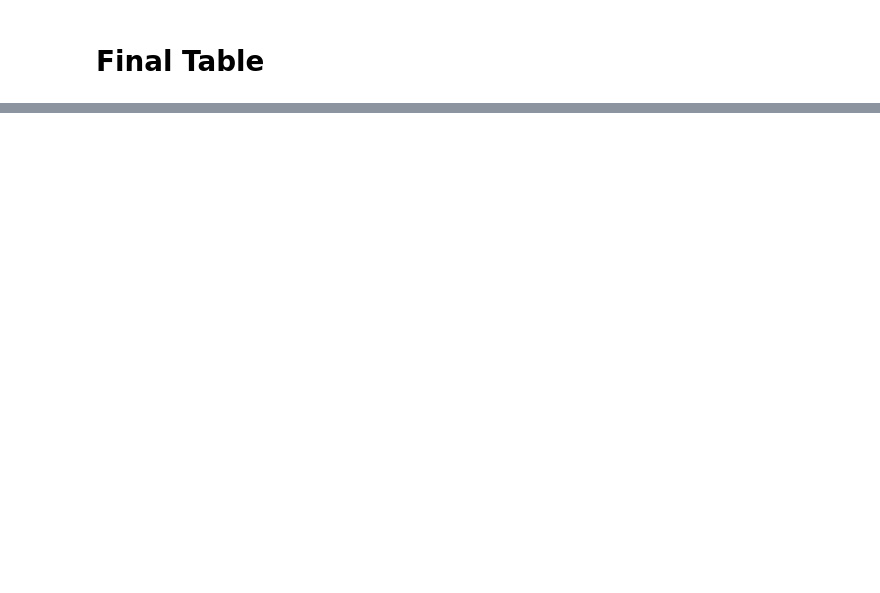
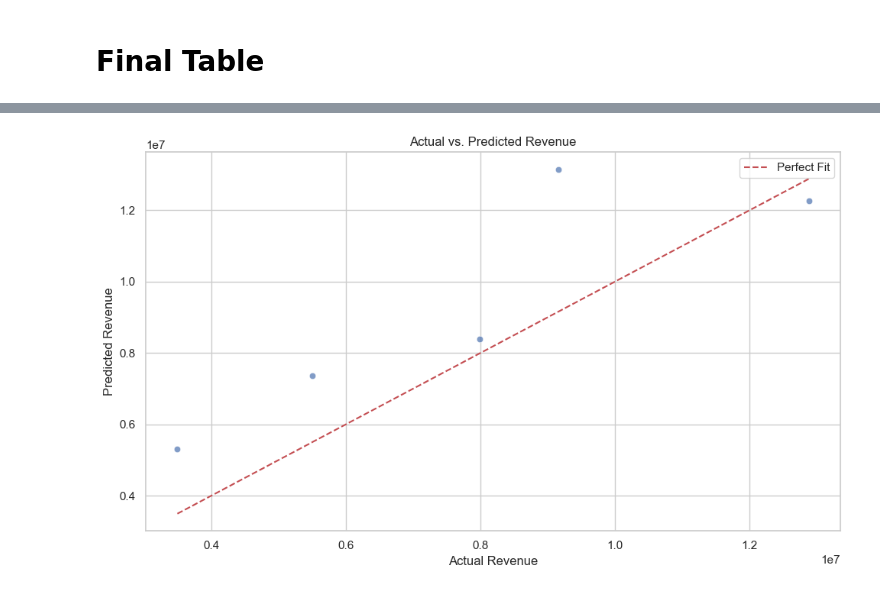
Before and after one commit to onur-okcu/Marketing-Mix-Modeling-Tool, a Jupyter notebook: Joined_MMM_Data.ipynb, the cells around one changed output, grey strips where cells are left out. Cells and saved outputs as stored; diff of their text form; code cells hidden in the pictures; blank space fills up the shorter version.

```diff
--- a/Joined_MMM_Data.ipynb
+++ b/Joined_MMM_Data.ipynb
@@ -294,5 +290,7 @@ mmm_2 = mmm_1.copy()
 mmm_2_columns_to_drop = [col for col in mmm_2.columns if "Factor" in col] + ['searchclicks', 'search_impr']
 mmm_2 = mmm_2.drop(columns=mmm_2_columns_to_drop)
 
-mmm_2.columns
+mmm_3 = mmm_2.copy()
+
+mmm_3.head()
 # %% [output]
@@ -338,0 +304,26 @@ mmm
+# %%
+# Monthly Data
+
+import pandas as pd
+
+# Convert Month, Year into date format and Weekday into string
+mmm_3["Month_Year"] = pd.to_datetime(mmm_3[["Year", "Month"]].assign(Day=1))
+mmm_3["Weekday"] = mmm_3["Weekday"].astype(str)
+
+# Group the table by Month_Year
+grouped_columns = {
+    "Promo_Exists": "mean",
+    "Consumer_Index": "mean",
+    "Inflation_Rate": "mean",
+}
+
+# Add all other numeric columns with sum
+for col in mmm_3.select_dtypes(include="number").columns:
+    if col not in grouped_columns:
+        grouped_columns[col] = "sum"
+
+# Group and aggregate
+mmm_monthly = mmm_3.groupby("Month_Year").agg(grouped_columns).reset_index()
+
+# Output the resulting monthly table
+mmm_monthly
@@ -338,0 +430,13 @@ mmm
+# %%
+# Plot: Actual vs. Predicted Revenue
+plt.figure(figsize=(10, 6))
+sns.scatterplot(x=y_test, y=y_pred, alpha=0.7)
+plt.plot([y_test.min(), y_test.max()], [y_test.min(), y_test.max()], 'r--', label="Perfect Fit")
+plt.title("Actual vs. Predicted Revenue")
+plt.xlabel("Actual Revenue")
+plt.ylabel("Predicted Revenue")
+plt.legend()
+plt.tight_layout()
+plt.show()
+# %% [output]
+[figure, added]
```
Also changed, not shown: parts of 17 cells of this notebook.
